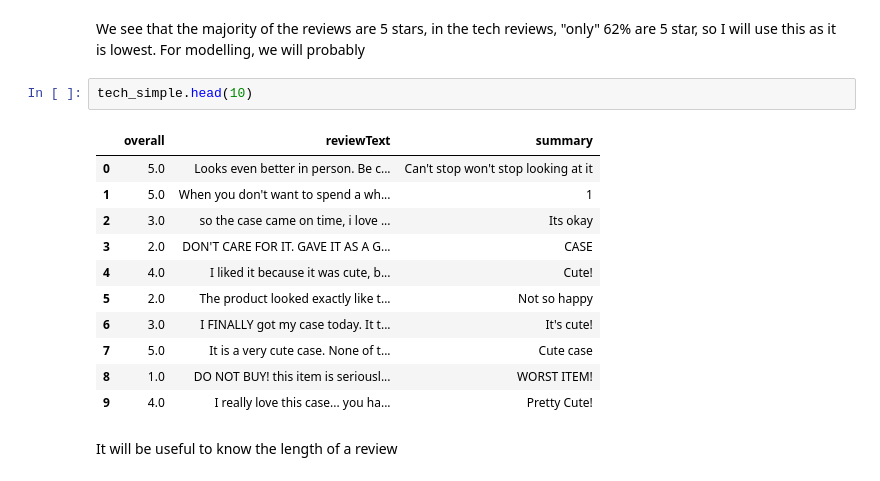
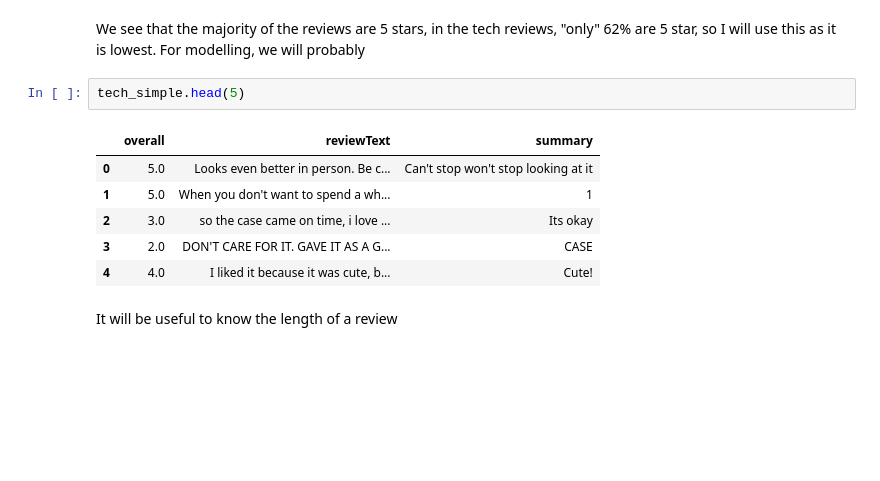
Before and after one commit to 0smee/nlp-capstone, a Jupyter notebook: notebooks/first_explore.ipynb, the cells around one changed output. Drawn from its saved outputs; the diff is of its cells as text; blank space fills up the shorter version.

```diff
--- a/notebooks/first_explore.ipynb
+++ b/notebooks/first_explore.ipynb
@@ -226,19 +226,14 @@ pd.DataFrame(np.unique(toys_simple['overall'], return_counts=True))
 # %% [markdown]
 We see that the majority of the reviews are 5 stars, in the tech reviews, "only" 62% are 5 star, so I will use this as it is lowest. For modelling, we will probably
 # %%
-tech_simple.head(10)
+tech_simple.head(5)
 # %% [output]
 |  | overall | reviewText | summary |
 | 0 | 5.0 | Looks even better in person. Be c... | Can't stop won't stop looking at it |
 | 1 | 5.0 | When you don't want to spend a wh... | 1 |
 | 2 | 3.0 | so the case came on time, i love ... | Its okay |
 | 3 | 2.0 | DON'T CARE FOR IT. GAVE IT AS A G... | CASE |
 | 4 | 4.0 | I liked it because it was cute, b... | Cute! |
-| 5 | 2.0 | The product looked exactly like t... | Not so happy |
-| 6 | 3.0 | I FINALLY got my case today. It t... | It's cute! |
-| 7 | 5.0 | It is a very cute case. None of t... | Cute case |
-| 8 | 1.0 | DO NOT BUY! this item is seriousl... | WORST ITEM! |
-| 9 | 4.0 | I really love this case... you ha... | Pretty Cute! |
 # %% [markdown]
 It will be useful to know the length of a review
 # %%
```
Also changed, not shown: parts of 29 cells of this notebook.
